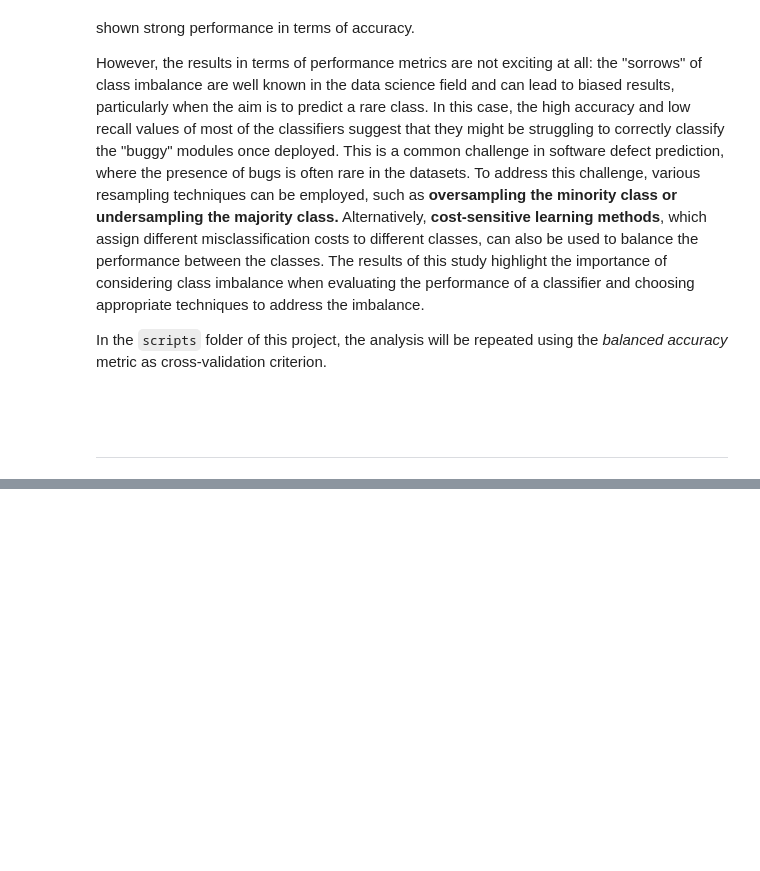
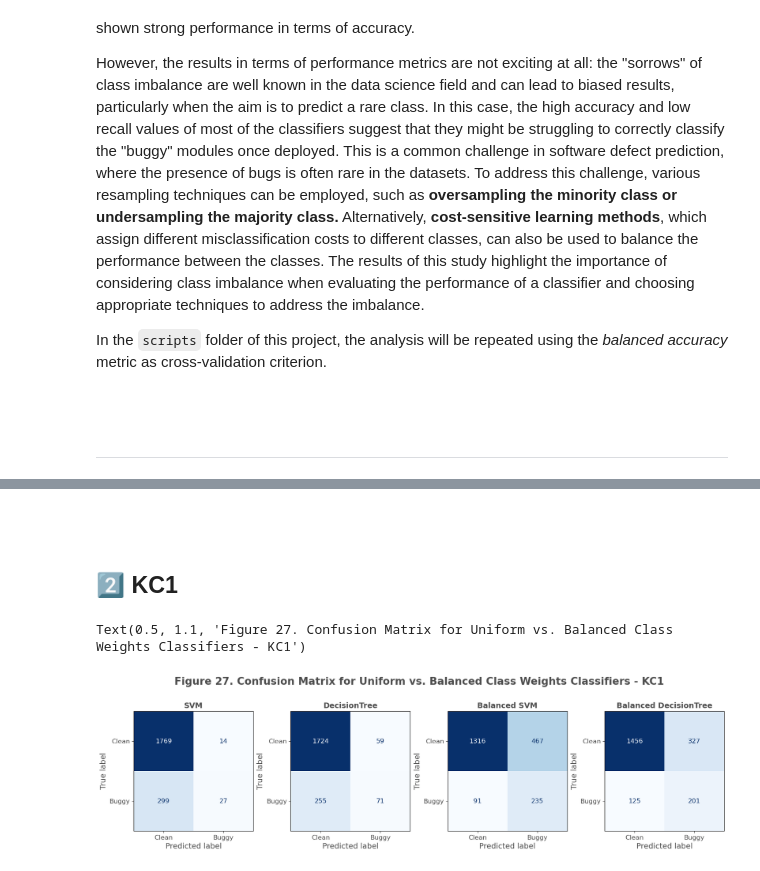
Before and after one commit to zurlog/MLDS_PR104, a Jupyter notebook: scripts/pr104.ipynb, the cells around one changed output, grey strips where cells are left out. Saved outputs shown, nothing was run; the diff lists cells and outputs as text; code cells hidden in the pictures; blank space fills up the shorter version.

```diff
--- a/scripts/pr104.ipynb
+++ b/scripts/pr104.ipynb
@@ -793,0 +722,16 @@ plot_performance(ax_aucs, "AUC", save=False, fig_num = 37)
+# %% [markdown]
+<br>
+# %% [markdown]
+## 2️⃣  KC1
+# %%
+models_list = [{"model": svm_cv, "n_iter":50, 'probability':True},
+               {'model': tree_cv},
+               {"model": svm_cv, "n_iter":50, 'class_weight':'balanced' , 'probability':True, 'refit_metric':'balanced_accuracy' },
+               {'model': tree_cv, 'class_weight':'balanced', 'refit_metric':'balanced_accuracy'}]
+
+ax_kc1_res = compare_classifiers(kc1_mc, models_list, 'ax_kc1_results')
+plt.suptitle('Figure 27. Confusion Matrix for Uniform vs. Balanced Class Weights Classifiers - KC1',
+               fontsize=19, fontweight='bold', y=1.1)
+# %% [output]
+Text(0.5, 1.1, 'Figure 27. Confusion Matrix for Uniform vs. Balanced Class Weights Classifiers - KC1')
+[figure, added]
```
Also changed, not shown: parts of 46 cells of this notebook, 9 other files.
